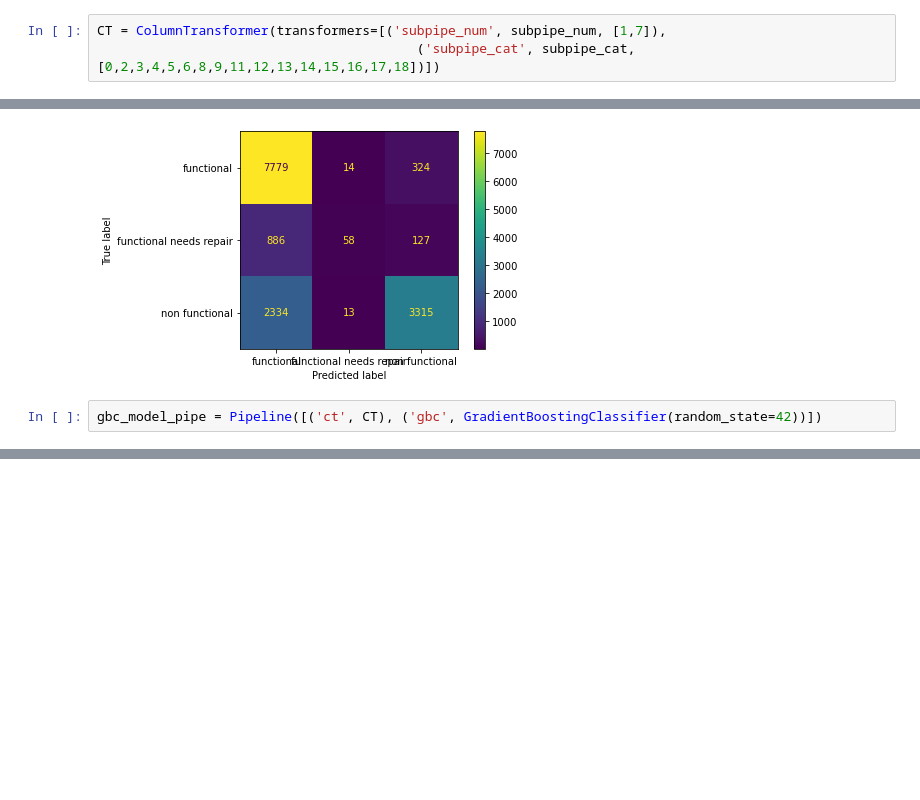
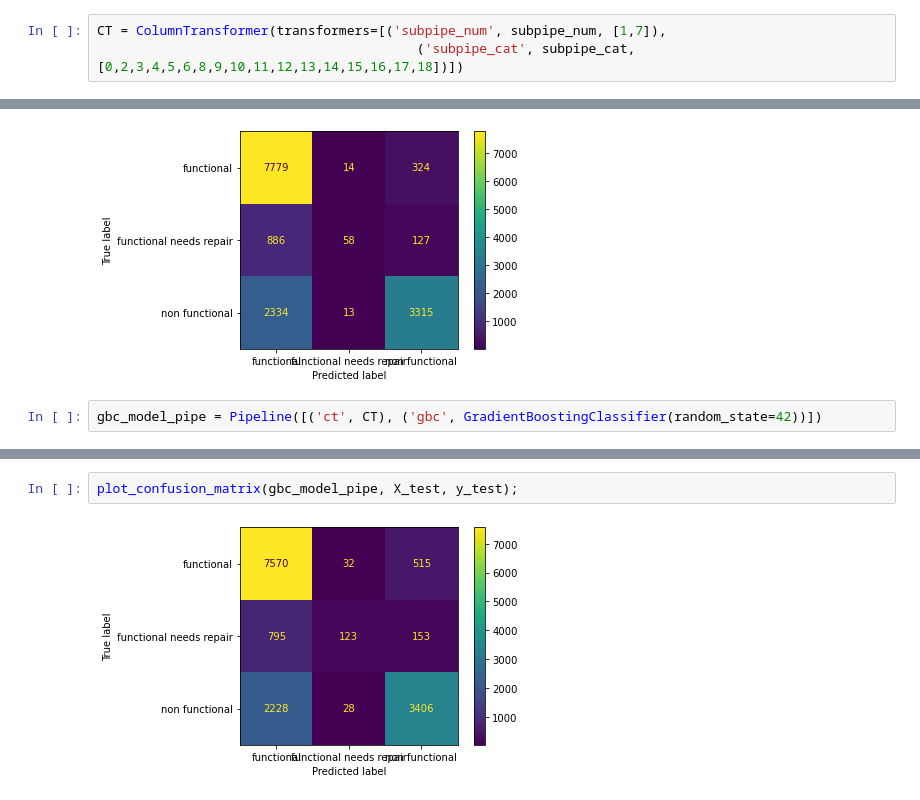
Before and after one commit to OlgertHasko/Tanzanian-Water-Wells, a Jupyter notebook: test.ipynb, the cells around one changed output, grey strips where cells are left out. Cells and saved outputs as stored; diff of their text form; blank space fills up the shorter version.

```diff
--- a/test.ipynb
+++ b/test.ipynb
@@ -210,6 +217,6 @@ subpipe_cat = Pipeline(steps=[('cat_impute', SimpleImputer(strategy='constant'))
 # %%
 CT = ColumnTransformer(transformers=[('subpipe_num', subpipe_num, [1,7]),
-                                         ('subpipe_cat', subpipe_cat, [0,2,3,4,5,6,8,9,11,12,13,14,15,16,17,18])])
+                                         ('subpipe_cat', subpipe_cat, [0,2,3,4,5,6,8,9,10,11,12,13,14,15,16,17,18])])
 # %%
 logreg_model_pipe = Pipeline(steps=([("ct", CT),
                                     ("logreg", LogisticRegression(random_state=465654))]))
@@ -338,0 +379,4 @@ y_hat = gbc_model_pipe.predict(X_test)
+# %%
+plot_confusion_matrix(gbc_model_pipe, X_test, y_test);
+# %% [output]
+[figure, added]
```
Also changed, not shown: parts of 35 cells of this notebook, 8 other files.
